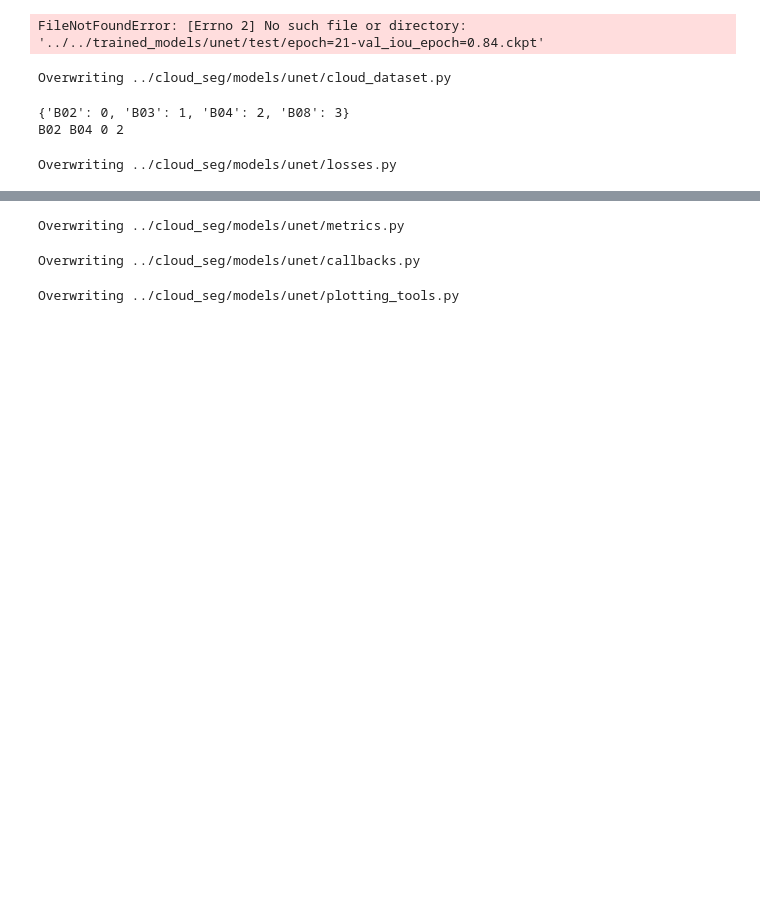
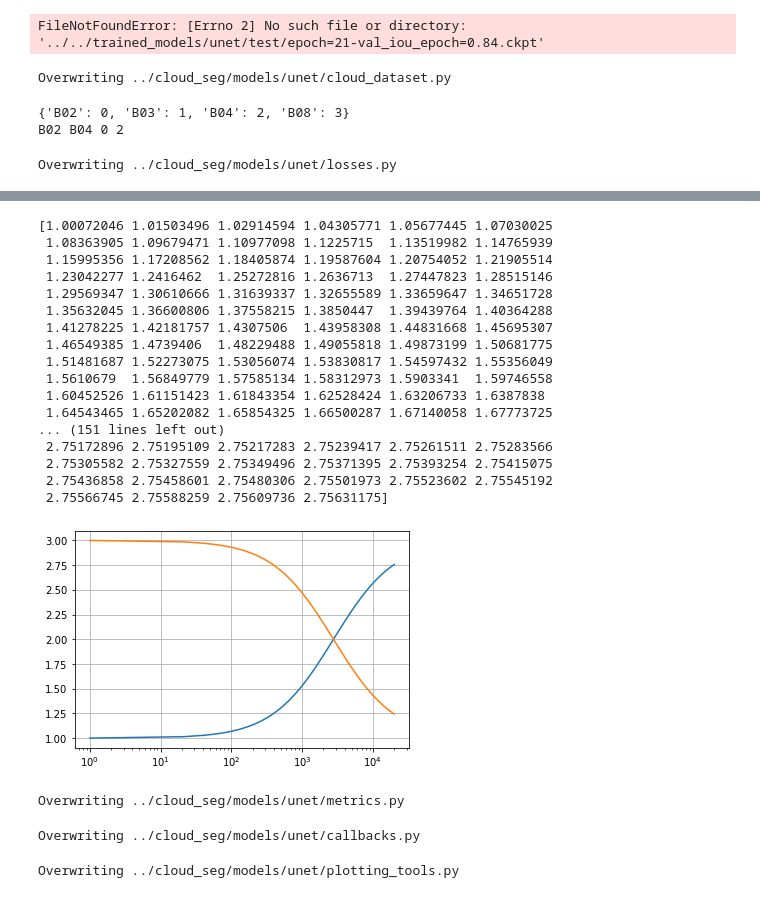
Before and after one commit to georgestein/cloud-segmentation, a Jupyter notebook: notebooks/make_unet_model.ipynb, the cells around one changed output, grey strips where cells are left out. Saved outputs shown, nothing was run; the diff lists cells and outputs as text; code cells hidden in the pictures; blank space fills up the shorter version.

```diff
--- a/notebooks/make_unet_model.ipynb
+++ b/notebooks/make_unet_model.ipynb
@@ -1365,3 +1490,49 @@ Overwriting ../cloud_seg/models/unet/losses.py
+# %%
+# weight by hard things
+from cloud_seg.utils.band_normalizations import *
+
+turnover = 1000
+lumi = np.linspace(1,2e4, 1000)
+
+lum = feder_scale(np.linspace(1,2e4, 1000))
+# plt.plot(lum, np.log((lum+turnover)/turnover) + 1)
+# plt.plot(lum, feder_scale(lum)+2)
+# bright_land_weight =  2*(lum/2775)/((lum/2775)+0.4)+1
+# dim_cloud_weight = 2-2*(lum/2775)/((lum/2775)+0.4)+1
+def bright_land_weight(x):
+    return x + 2
+
+def dim_cloud_weight(x):
+    return 2 - x
+
+targets = 0
+brightness_weight = targets * dim_cloud_weight(lum) + (1-targets) * bright_land_weight(lum)
+
+print(brightness_weight)
+plt.plot(lumi, bright_land_weight(lum))
+plt.plot(lumi, dim_cloud_weight(lum))
+plt.grid()
+plt.xscale('log')
+# label *  + (1-label) *
+# %% [output]
+[1.00072046 1.01503496 1.02914594 1.04305771 1.05677445 1.07030025
+ 1.08363905 1.09679471 1.10977098 1.1225715  1.13519982 1.14765939
+ 1.15995356 1.17208562 1.18405874 1.19587604 1.20754052 1.21905514
+ 1.23042277 1.2416462  1.25272816 1.2636713  1.27447823 1.28515146
+ 1.29569347 1.30610666 1.31639337 1.32655589 1.33659647 1.34651728
+ 1.35632045 1.36600806 1.37558215 1.3850447  1.39439764 1.40364288
+ 1.41278225 1.42181757 1.4307506  1.43958308 1.44831668 1.45695307
+ 1.46549385 1.4739406  1.48229488 1.49055818 1.49873199 1.50681775
+ 1.51481687 1.52273075 1.53056074 1.53830817 1.54597432 1.55356049
+ 1.5610679  1.56849779 1.57585134 1.58312973 1.5903341  1.59746558
+ 1.60452526 1.61151423 1.61843354 1.62528424 1.63206733 1.6387838
+ 1.64543465 1.65202082 1.65854325 1.66500287 1.67140058 1.67773725
+... (151 lines left out)
+ 2.75172896 2.75195109 2.75217283 2.75239417 2.75261511 2.75283566
+ 2.75305582 2.75327559 2.75349496 2.75371395 2.75393254 2.75415075
+ 2.75436858 2.75458601 2.75480306 2.75501973 2.75523602 2.75545192
+ 2.75566745 2.75588259 2.75609736 2.75631175]
+[figure, added]
 # %%
 %%file {unet_model_dir}/metrics.py
 
```
Also changed, not shown: parts of 7 cells of this notebook, 8 other files.
